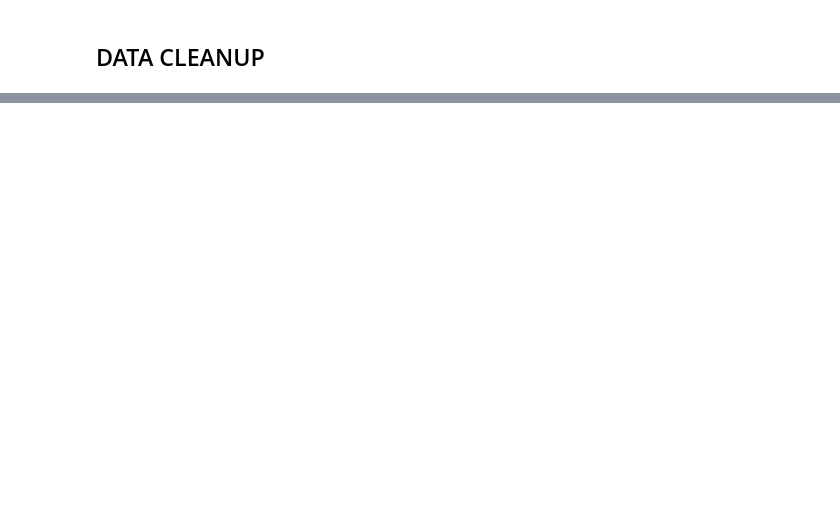
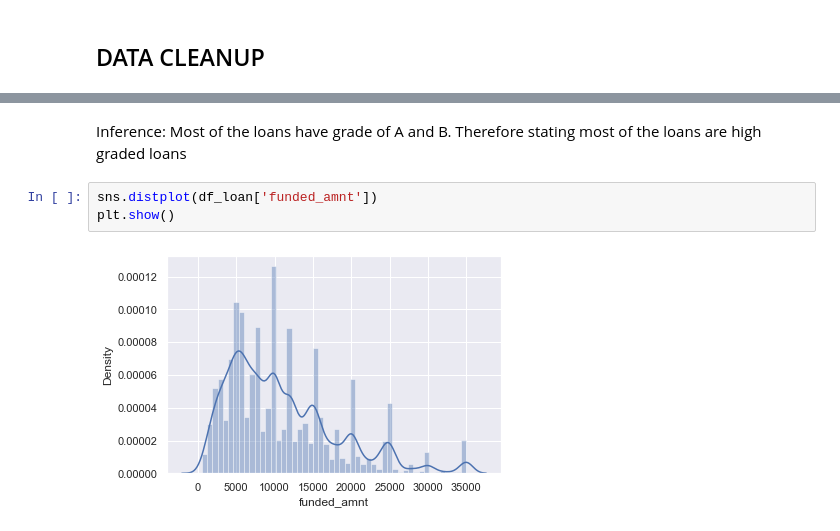
Before and after one commit to pravin691983/LendingClubCaseStudy, a Jupyter notebook: Lending_Club_Default_Analysis.ipynb, the cells around one changed output, grey strips where cells are left out. Drawn from its saved outputs; the diff is of its cells as text; blank space fills up the shorter version.

```diff
--- a/Lending_Club_Default_Analysis.ipynb
+++ b/Lending_Club_Default_Analysis.ipynb
@@ -114,0 +451,7 @@ df_loan.describe()
+# %% [markdown]
+Inference: Most of the loans have grade of A and B. Therefore stating most of the loans are high graded loans
+# %%
+sns.distplot(df_loan['funded_amnt'])
+plt.show()
+# %% [output]
+[figure, added]
```
Also changed, not shown: parts of 93 cells of this notebook.
